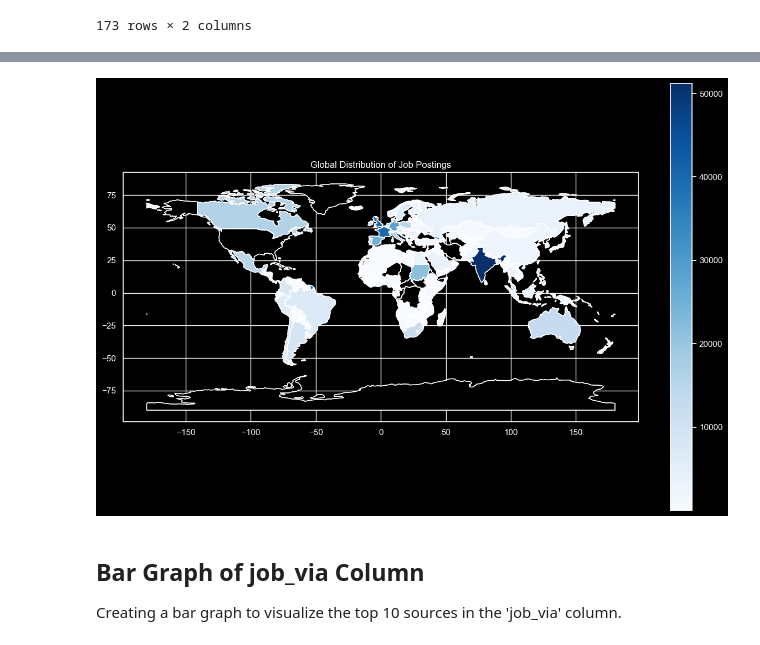
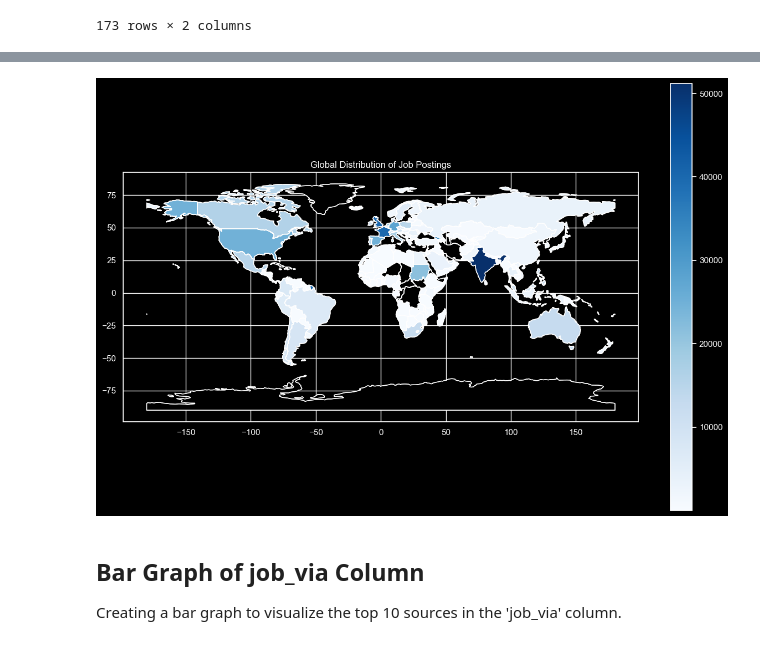
Before and after one commit to EspositoLucas/Data-Job-Market-Analyzer, a Jupyter notebook: 0_Exploratory_Data_Analysis.ipynb, the cells around one changed output, grey strips where cells are left out. Saved outputs shown, nothing was run; the diff lists cells and outputs as text; code cells hidden in the pictures.

Commit message:
fix database connection iisues, fix country heat map of including united states  and update readme

```diff
--- a/0_Exploratory_Data_Analysis.ipynb
+++ b/0_Exploratory_Data_Analysis.ipynb
@@ -1,10 +1,14 @@
 # %%
 import pandas as pd
-import psycopg2 as ps
 from sqlalchemy import create_engine
+import psycopg2
 
-# establish connection with the database
-conn = create_engine('postgresql://postgres:postgres@localhost:5432/sql_course')
+# Create the engine with explicit driver specification
+engine = create_engine(
+    'postgresql+psycopg2://postgres:postgres@localhost:5432/sql_course'
+)
+
+conn = engine.raw_connection()
 # %% [markdown]
 ## Basic Statistics on job_postings_fact Table
 Running a SQL query to fetch some basic statistics about the `job_postings_fact` table.
@@ -152,10 +159,13 @@ df
 # %%
 import geopandas as gpd
 import matplotlib.pyplot as plt
-# Load the world map
-world = gpd.read_file(gpd.datasets.get_path('naturalearth_lowres'))
+# Load the world map from the official URL
+world = gpd.read_file('https://raw.githubusercontent.com/nvkelso/natural-earth-vector/master/geojson/ne_110m_admin_0_countries.geojson')
+# First, let's check the column names in both dataframes
+print("World columns:", world.columns.tolist())
+print("DataFrame columns:", df.columns.tolist())
 # Merge the world map with the location_data
-world = world.merge(df, how='left', left_on='name', right_on='search_location')
+world = world.merge(df, how='left', left_on='NAME', right_on='search_location')
 # Plotting the heat map
 fig, ax = plt.subplots(1, figsize=(15, 10))
 world.boundary.plot(ax=ax)
@@ -170,6 +184,7 @@ query = f"""
     SELECT search_location, COUNT(*) as count
     FROM public.job_postings_fact
     GROUP BY search_location
+    ORDER BY 2 desc
 """
 
 df = pd.read_sql(query,conn)
@@ -191 +206,16 @@ df
 173 rows × 2 columns
+# %%
+# Update locations that end with ", United States" to just "United States"
+df['search_location'] = df['search_location'].apply(lambda x: 'United States' if isinstance(x, str) and x.endswith(', United States') else x)
+
+# Create a mapping dictionary for country names
+country_mapping = {
+    'United States': 'United States of America'
+}
+
+# Update the location data to match the world map data
+df['search_location'] = df['search_location'].replace(country_mapping)
+
+# Print to verify the mapping worked
+print("After mapping:")
+print(df[df['search_location'] == 'United States of America'][['search_location', 'count']])
@@ -192,24 +230,27 @@ df
 # %%
-us_name_in_world = world[world['name'].str.contains('United')]['name'].values[0]
+import geopandas as gpd
+import matplotlib.pyplot as plt
+
+us_name_in_world = world[world['NAME'].str.contains('United')]['NAME'].values[0]
 
 # Update the location data to match the world map data
 df['search_location'] = df['search_location'].apply(lambda x: us_name_in_world if x == 'United States' else x)
 
 # Merge the world map with the updated location data
-world_merged = world.set_index('name').join(df.set_index('search_location'), rsuffix='_df')
+world_merged = world.set_index('NAME').join(df.set_index('search_location'), rsuffix='_df')
 
 # Re-plotting
 fig, ax = plt.subplots(1, figsize=(15, 10))
 
 world.boundary.plot(ax=ax, linewidth=1)
 
 world_merged.plot(column='count_df', ax=ax, legend=True, cmap='Blues', missing_kwds={'color': 'black'})
 
 plt.title('Global Distribution of Job Postings')
 
 plt.show()
 # %% [output]
-[figure, old version]
+[figure, new version]
 # %% [markdown]
 ## Bar Graph of job_via Column
 Creating a bar graph to visualize the top 10 sources in the 'job_via' column.
```
Also changed, not shown: parts of 7 cells of this notebook, 4 other files.
